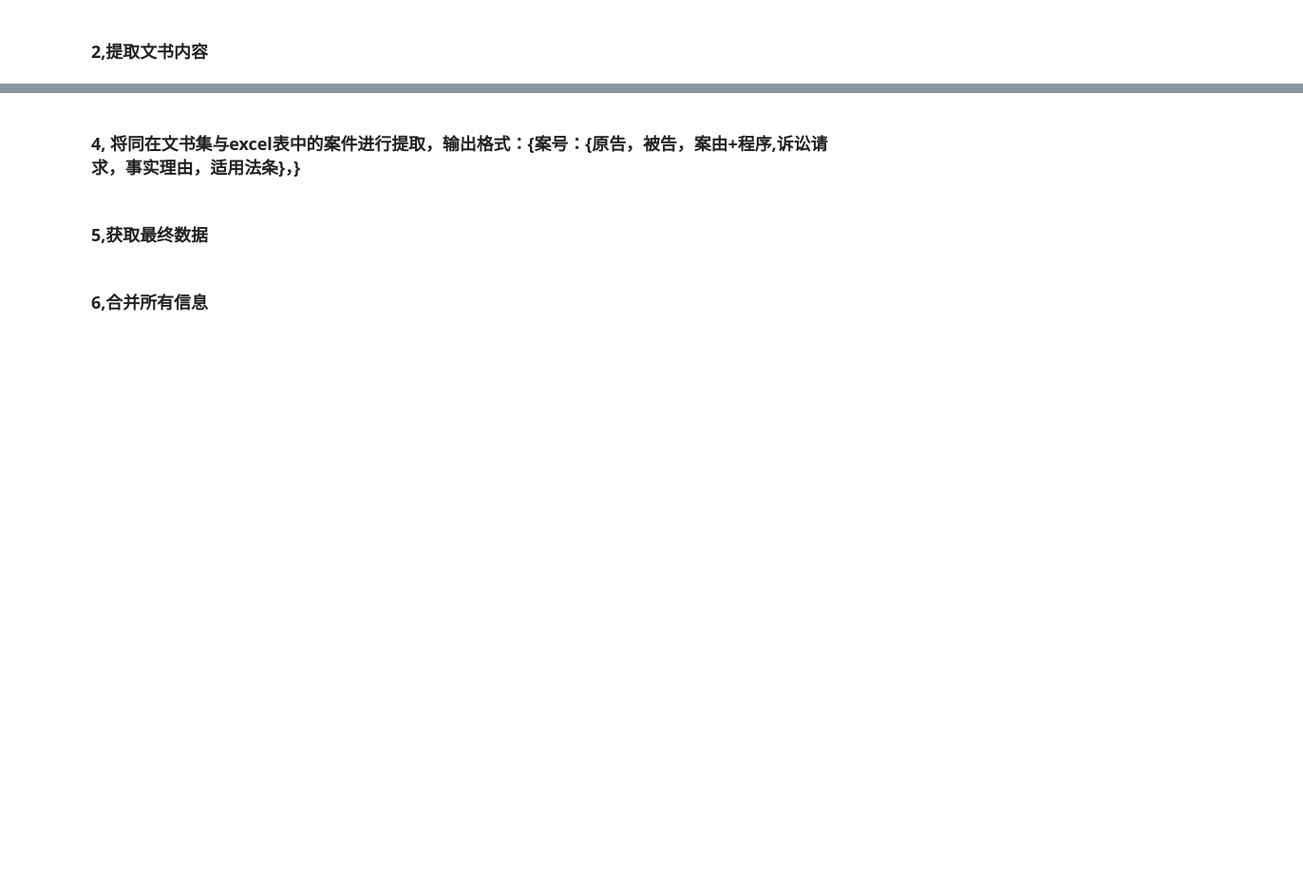
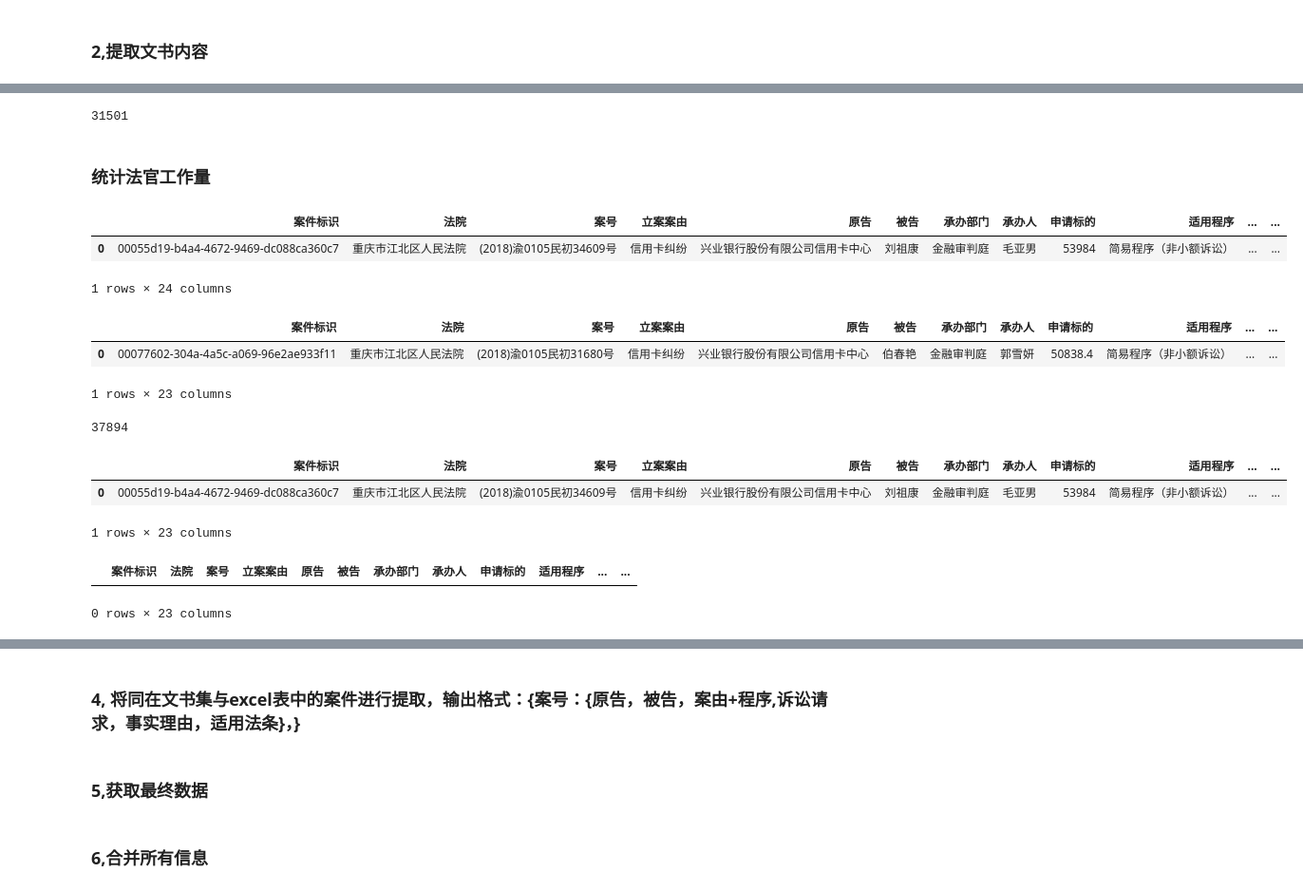
Before and after one commit to loneJG/sifa, a Jupyter notebook: 案件打分.ipynb, the cells around one changed output, grey strips where cells are left out. Shown at 95% size. Cells and saved outputs as stored; diff of their text form; code cells hidden in the pictures; blank space fills up the shorter version.

```diff
--- a/案件打分.ipynb
+++ b/案件打分.ipynb
@@ -188,6 +196,6 @@ def money(m):
 # %%
-root='民事案件201811-201910 （渝北、江北）.xlsx'
-data=pd.read_excel(os.path.join(path,root))
+root='民事2018.11-2019.10.xlsx'
+data=pd.read_excel(os.path.join(path,'数据清洗后',root))
 # %%
 data0=data[data['法院']=='重庆市江北区人民法院']
 data1=data[data['法院']=='重庆市渝北区人民法院']
@@ -594,0 +433,8 @@ def keyReplace(exceldata,keyDict):
+# %%
+len(keyDcitReplace)#
+#{'(2019)渝0112民初9935号': 'M1D_7cc626c2-50c2-4921-a27e-ec10428feaa8',
+#  '(2019)渝0112民初33199号': 'M1D_0684a933-2245-486b-9020-df4d4182158f',
+# %% [output]
+31501
+# %% [markdown]
+### 统计法官工作量
@@ -594,0 +468,6 @@ def keyReplace(exceldata,keyDict):
+# %%
+data.head(1)
+# %% [output]
+|  | 案件标识 | 法院 | 案号 | 立案案由 | 原告 | 被告 | 承办部门 | 承办人 | 申请标的 | 适用程序 | ... | ... |
+| 0 | 00055d19-b4a4-4672-9469-dc088ca360c7 | 重庆市江北区人民法院 | (2018)渝0105民初34609号 | 信用卡纠纷 | 兴业银行股份有限公司信用卡中心 | 刘祖康 | 金融审判庭 | 毛亚男 | 53984 | 简易程序（非小额诉讼） | ... | ... |
+1 rows × 24 columns
@@ -594,0 +476,6 @@ def keyReplace(exceldata,keyDict):
+# %%
+data_pre.head(1)
+# %% [output]
+|  | 案件标识 | 法院 | 案号 | 立案案由 | 原告 | 被告 | 承办部门 | 承办人 | 申请标的 | 适用程序 | ... | ... |
+| 0 | 00077602-304a-4a5c-a069-96e2ae933f11 | 重庆市江北区人民法院 | (2018)渝0105民初31680号 | 信用卡纠纷 | 兴业银行股份有限公司信用卡中心 | 伯春艳 | 金融审判庭 | 郭雪妍 | 50838.4 | 简易程序（非小额诉讼） | ... | ... |
+1 rows × 23 columns
@@ -594,0 +484,15 @@ def keyReplace(exceldata,keyDict):
+# %%
+len(excel_data)
+# %% [output]
+37894
+# %%
+excel_data.head(1)
+# %% [output]
+|  | 案件标识 | 法院 | 案号 | 立案案由 | 原告 | 被告 | 承办部门 | 承办人 | 申请标的 | 适用程序 | ... | ... |
+| 0 | 00055d19-b4a4-4672-9469-dc088ca360c7 | 重庆市江北区人民法院 | (2018)渝0105民初34609号 | 信用卡纠纷 | 兴业银行股份有限公司信用卡中心 | 刘祖康 | 金融审判庭 | 毛亚男 | 53984 | 简易程序（非小额诉讼） | ... | ... |
+1 rows × 23 columns
+# %%
+excel_data2= pd.DataFrame(columns=excel_data.columns.values )
+# %% [output]
+|  | 案件标识 | 法院 | 案号 | 立案案由 | 原告 | 被告 | 承办部门 | 承办人 | 申请标的 | 适用程序 | ... | ... |
+0 rows × 23 columns
```
Also changed, not shown: parts of 57 cells of this notebook.
